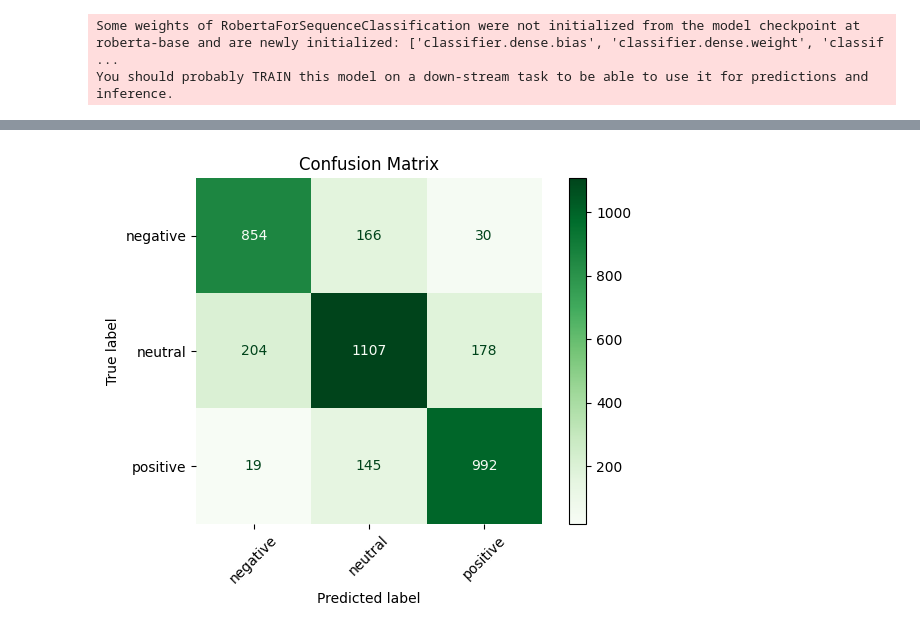
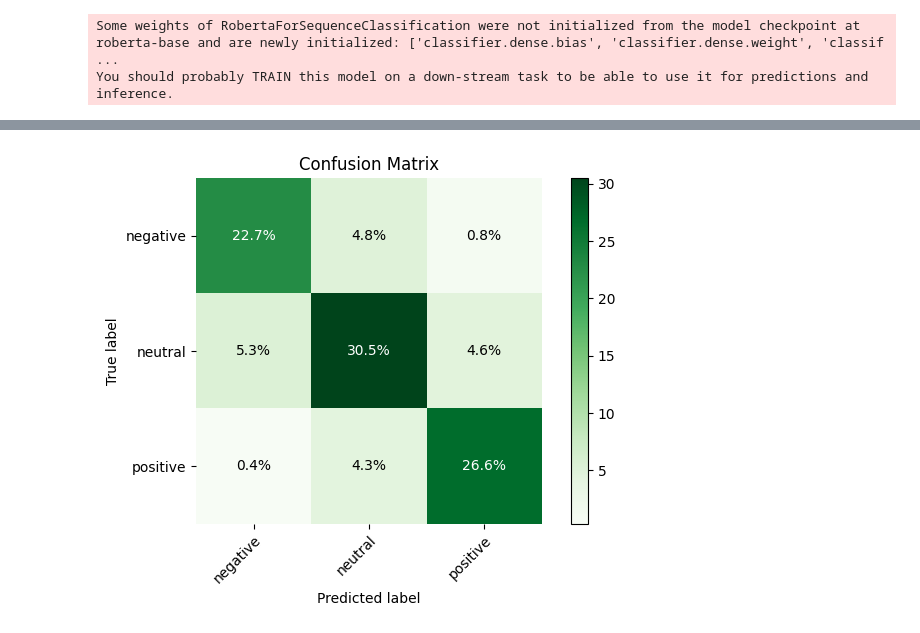
Before and after one commit to IAmReallyAlessio/AML-Challenges, a Jupyter notebook: challenge3/bert.ipynb, the cells around one changed output, grey strips where cells are left out. Saved outputs shown, nothing was run; the diff lists cells and outputs as text; code cells hidden in the pictures.

```diff
--- a/challenge3/bert.ipynb
+++ b/challenge3/bert.ipynb
@@ -219,21 +221,48 @@ weighted avg       0.80      0.80      0.80      3694
-# %%
-from sklearn.metrics import confusion_matrix, ConfusionMatrixDisplay
-import matplotlib.pyplot as plt
-
-# Calcolo della confusion matrix
-cm = confusion_matrix(test_df["label"], predictions)
-
-# Visualizzazione
-disp = ConfusionMatrixDisplay(confusion_matrix=cm, display_labels=['negative', 'neutral', 'positive'])
-fig, ax = plt.subplots()
-disp.plot(cmap='Greens', xticks_rotation=45, ax=ax)
-
-# Rimuovi i bordi neri attorno all'asse
-for spine in ax.spines.values():
-    spine.set_visible(False)
-
-plt.title("Confusion Matrix")
-plt.tight_layout()
-plt.show()
-# %% [output]
-[figure, removed]
+# %%
+import matplotlib.pyplot as plt
+import numpy as np
+from sklearn.metrics import confusion_matrix
+
+# Calcolo della confusion matrix
+cm = confusion_matrix(test_df["label"], predictions)
+cm_percent = cm / cm.sum() * 100  # Percentuale rispetto al totale
+
+labels = ['negative', 'neutral', 'positive']  # Etichette delle classi
+
+fig, ax = plt.subplots()
+im = ax.imshow(cm_percent, interpolation='nearest', cmap='Greens')
+
+# Aggiungi etichette agli assi
+ax.set(
+    xticks=np.arange(len(labels)),
+    yticks=np.arange(len(labels)),
+    xticklabels=labels,
+    yticklabels=labels,
+    ylabel='True label',
+    xlabel='Predicted label',
+    title='Confusion Matrix'
+)
+
+# Ruota le etichette dell’asse x
+plt.setp(ax.get_xticklabels(), rotation=45, ha="right", rotation_mode="anchor")
+
+# Scrivi i valori nella matrice con il simbolo %
+fmt = ".1f"
+thresh = cm_percent.max() / 2
+for i in range(cm_percent.shape[0]):
+    for j in range(cm_percent.shape[1]):
+        ax.text(
+            j, i, f"{cm_percent[i, j]:{fmt}}%",
+            ha="center", va="center",
+            color="white" if cm_percent[i, j] > thresh else "black"
+        )
+
+# Rimuovi bordi neri
+for spine in ax.spines.values():
+    spine.set_visible(False)
+
+fig.tight_layout()
+plt.colorbar(im)
+plt.show()
+# %% [output]
+[figure, added]
```
Also changed, not shown: parts of 7 cells of this notebook.
